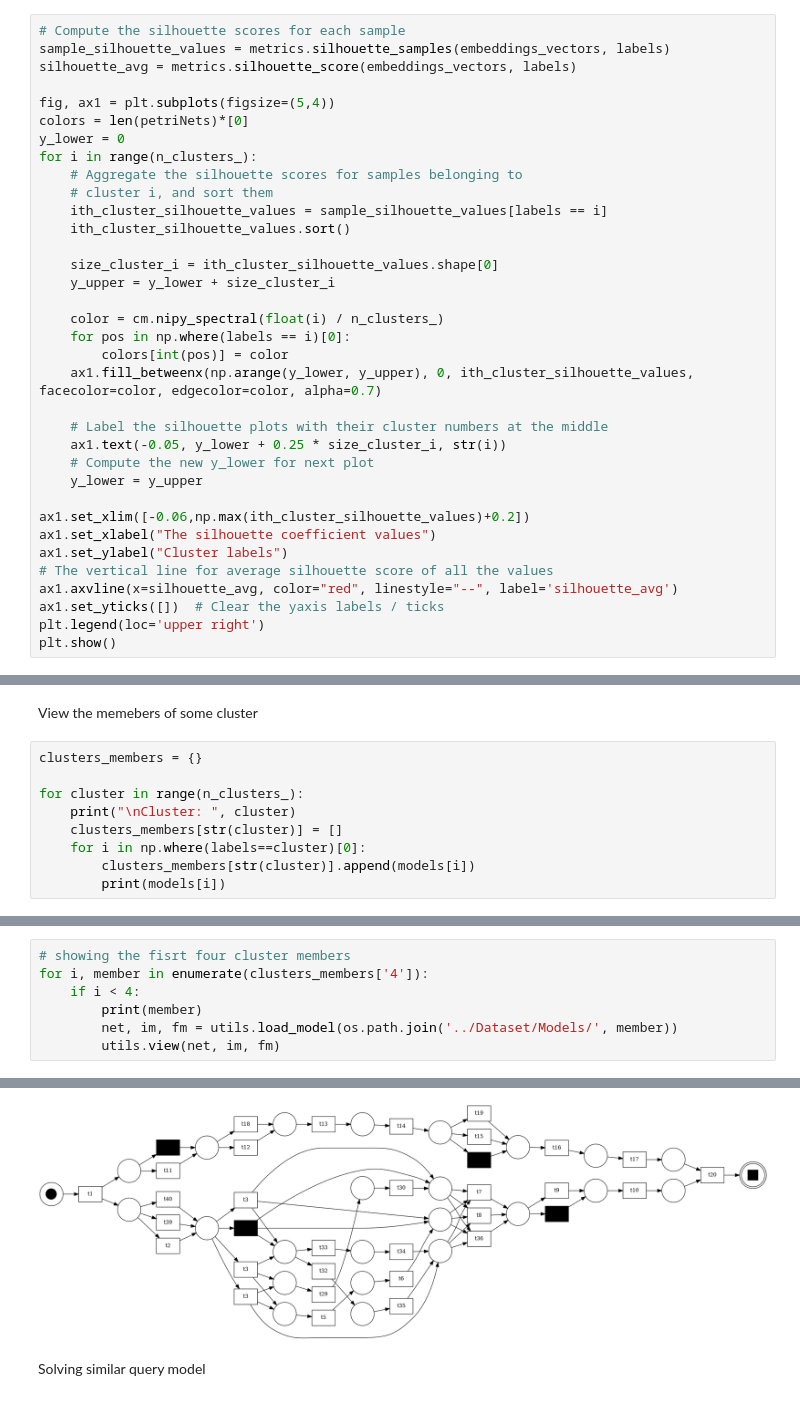
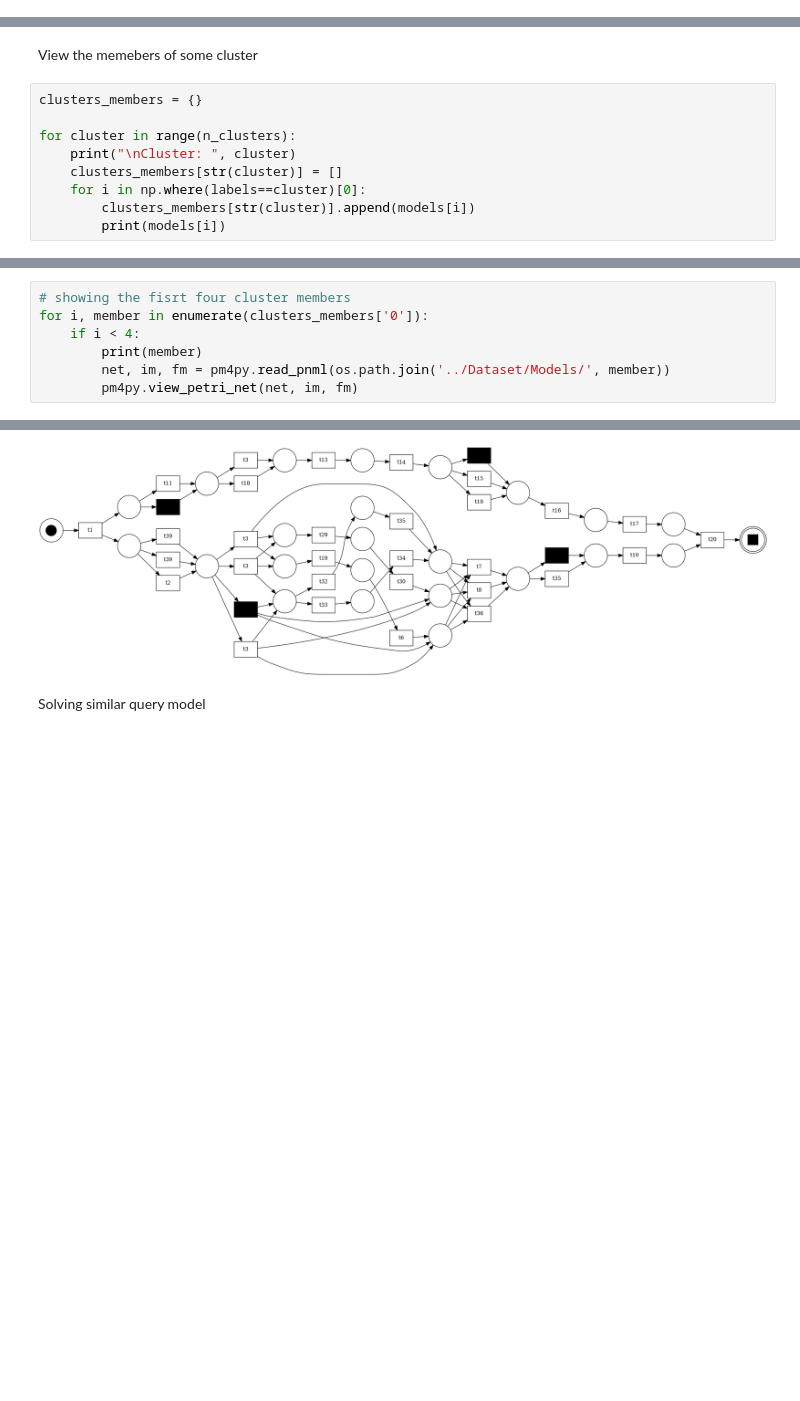
Before and after one commit to juancolonna/PetriNet2Vec, a Jupyter notebook: GT_embeddings_clusters.ipynb, the cells around one changed output, grey strips where cells are left out. Cells and saved outputs as stored; diff of their text form; blank space fills up the shorter version.

```diff
--- a/GT_embeddings_clusters.ipynb
+++ b/GT_embeddings_clusters.ipynb
@@ -147,37 +160,2 @@ best_i: 5 n_clusters_: 8 n_noise_: 0 silhouette_avg: 0.7065091
 # %% [markdown]
 Plot Silhouette
-# %%
-# Compute the silhouette scores for each sample
-sample_silhouette_values = metrics.silhouette_samples(embeddings_vectors, labels)
-silhouette_avg = metrics.silhouette_score(embeddings_vectors, labels)
-
-fig, ax1 = plt.subplots(figsize=(5,4))
-colors = len(petriNets)*[0]
-y_lower = 0
-for i in range(n_clusters_):
-    # Aggregate the silhouette scores for samples belonging to
-    # cluster i, and sort them
-    ith_cluster_silhouette_values = sample_silhouette_values[labels == i]
-    ith_cluster_silhouette_values.sort()
-
-    size_cluster_i = ith_cluster_silhouette_values.shape[0]
-    y_upper = y_lower + size_cluster_i
-
-    color = cm.nipy_spectral(float(i) / n_clusters_)
-    for pos in np.where(labels == i)[0]:
-        colors[int(pos)] = color
-    ax1.fill_betweenx(np.arange(y_lower, y_upper), 0, ith_cluster_silhouette_values, facecolor=color, edgecolor=color, alpha=0.7)
-
-    # Label the silhouette plots with their cluster numbers at the middle
-    ax1.text(-0.05, y_lower + 0.25 * size_cluster_i, str(i))
-    # Compute the new y_lower for next plot
-    y_lower = y_upper
-
-ax1.set_xlim([-0.06,np.max(ith_cluster_silhouette_values)+0.2])
-ax1.set_xlabel("The silhouette coefficient values")
-ax1.set_ylabel("Cluster labels")
-# The vertical line for average silhouette score of all the values
-ax1.axvline(x=silhouette_avg, color="red", linestyle="--", label='silhouette_avg')
-ax1.set_yticks([])  # Clear the yaxis labels / ticks
-plt.legend(loc='upper right')
-plt.show()
@@ -206,7 +182,7 @@ View the memebers of some cluster
 # %%
 clusters_members = {}
 
-for cluster in range(n_clusters_):
+for cluster in range(n_clusters):
     print("\nCluster: ", cluster)
     clusters_members[str(cluster)] = []
     for i in np.where(labels==cluster)[0]:
@@ -233,8 +209,8 @@ pdc2023_121011.pnml
 # %%
 # showing the fisrt four cluster members
-for i, member in enumerate(clusters_members['4']):
+for i, member in enumerate(clusters_members['0']):
     if i < 4:
         print(member)
-        net, im, fm = utils.load_model(os.path.join('../Dataset/Models/', member))
-        utils.view(net, im, fm)
+        net, im, fm = pm4py.read_pnml(os.path.join('../Dataset/Models/', member))
+        pm4py.view_petri_net(net, im, fm)
 # %% [output]
@@ -248,4 +224,4 @@ pdc2023_001010.pnml
-[figure, old version]
+[figure, new version]
 # %% [markdown]
 Solving similar query model
 # %%
```
Also changed, not shown: parts of 28 cells of this notebook.
